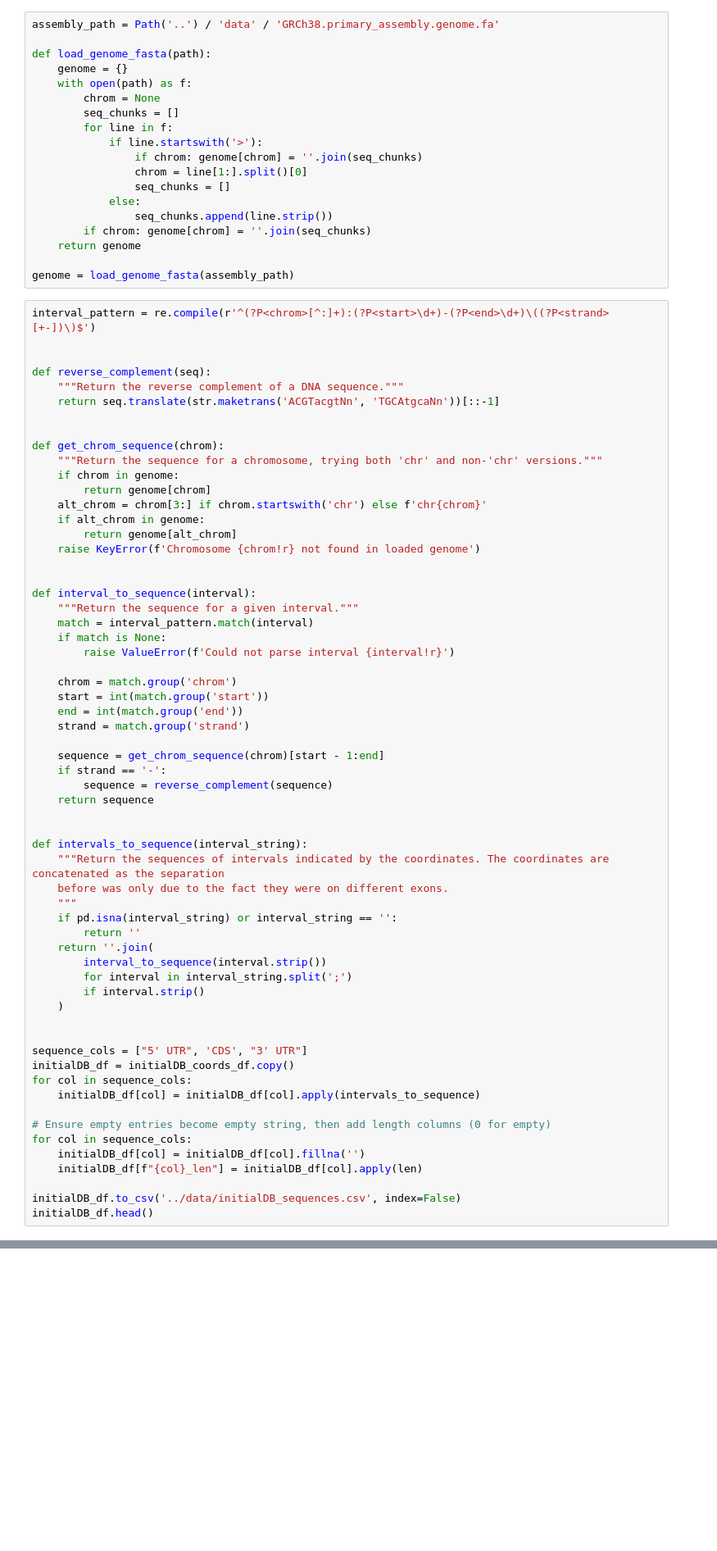
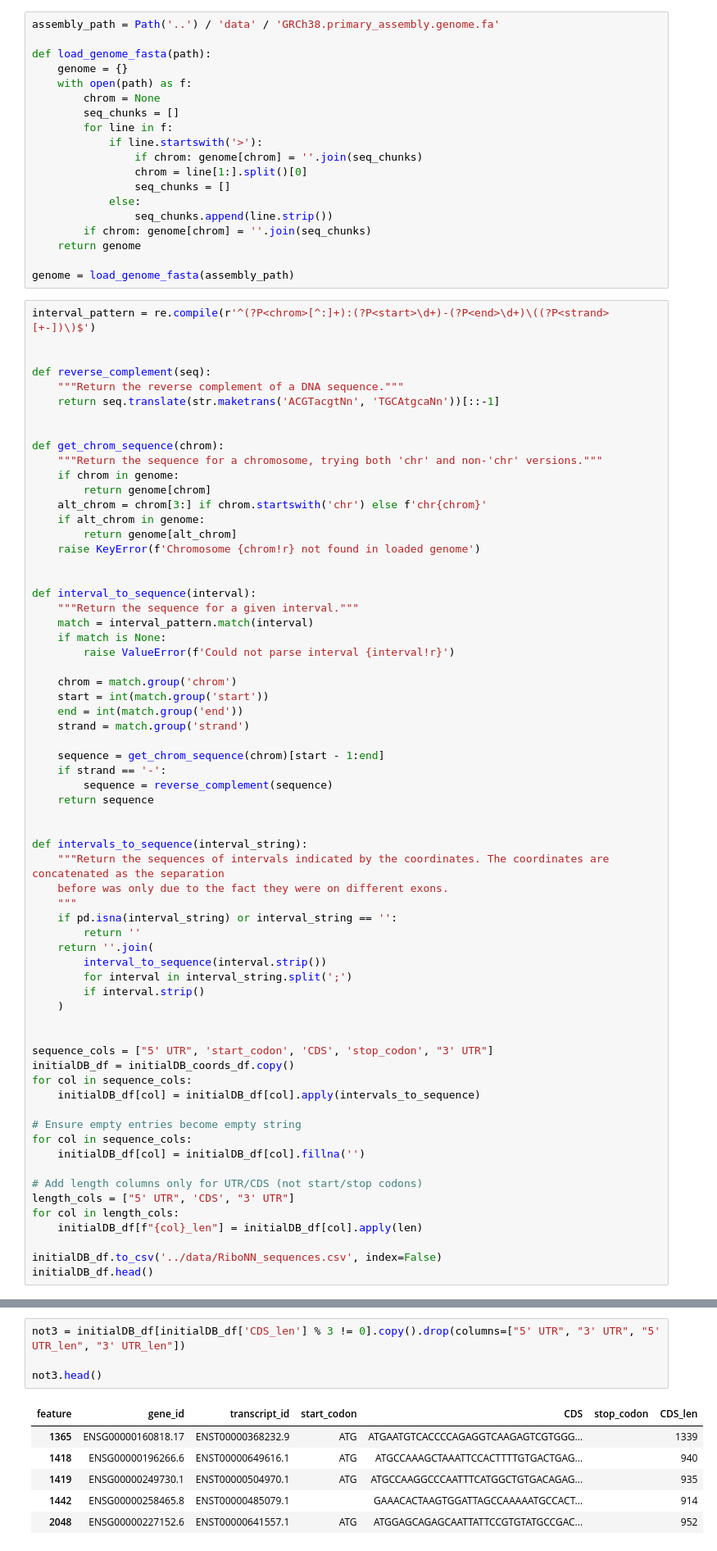
Before and after one commit to mxiimy/Predicting-Tissue-Specific-UTR, a Jupyter notebook: notebooks/initialDB.ipynb, the cells around one changed output, grey strips where cells are left out. Shown at 82% size. Cells and saved outputs as stored; diff of their text form; blank space fills up the shorter version.

Commit message:
more initial data filtering

```diff
--- a/notebooks/initialDB.ipynb
+++ b/notebooks/initialDB.ipynb
@@ -183,16 +267,20 @@ def intervals_to_sequence(interval_string):
     )
 
 
-sequence_cols = ["5' UTR", 'CDS', "3' UTR"]
+sequence_cols = ["5' UTR", 'start_codon', 'CDS', 'stop_codon', "3' UTR"]
 initialDB_df = initialDB_coords_df.copy()
 for col in sequence_cols:
     initialDB_df[col] = initialDB_df[col].apply(intervals_to_sequence)
 
-# Ensure empty entries become empty string, then add length columns (0 for empty)
+# Ensure empty entries become empty string
 for col in sequence_cols:
     initialDB_df[col] = initialDB_df[col].fillna('')
+
+# Add length columns only for UTR/CDS (not start/stop codons)
+length_cols = ["5' UTR", 'CDS', "3' UTR"]
+for col in length_cols:
     initialDB_df[f"{col}_len"] = initialDB_df[col].apply(len)
 
-initialDB_df.to_csv('../data/initialDB_sequences.csv', index=False)
+initialDB_df.to_csv('../data/RiboNN_sequences.csv', index=False)
 initialDB_df.head()
 # %% [output]
@@ -204,0 +297,11 @@ initialDB_df.head()
+# %%
+not3 = initialDB_df[initialDB_df['CDS_len'] % 3 != 0].copy().drop(columns=["5' UTR", "3' UTR", "5' UTR_len", "3' UTR_len"])
+
+not3.head()
+# %% [output]
+| feature | gene_id | transcript_id | start_codon | CDS | stop_codon | CDS_len |
+| 1365 | ENSG00000160818.17 | ENST00000368232.9 | ATG | ATGAATGTCACCCCAGAGGTCAAGAGTCGTGGG... |  | 1339 |
+| 1418 | ENSG00000196266.6 | ENST00000649616.1 | ATG | ATGCCAAAGCTAAATTCCACTTTTGTGACTGAG... |  | 940 |
+| 1419 | ENSG00000249730.1 | ENST00000504970.1 | ATG | ATGCCAAGGCCCAATTTCATGGCTGTGACAGAG... |  | 935 |
+| 1442 | ENSG00000258465.8 | ENST00000485079.1 |  | GAAACACTAAGTGGATTAGCCAAAAATGCCACT... |  | 914 |
+| 2048 | ENSG00000227152.6 | ENST00000641557.1 | ATG | ATGGAGCAGAGCAATTATTCCGTGTATGCCGAC... |  | 952 |
```
Also changed, not shown: parts of 7 cells of this notebook, 1 other file.
